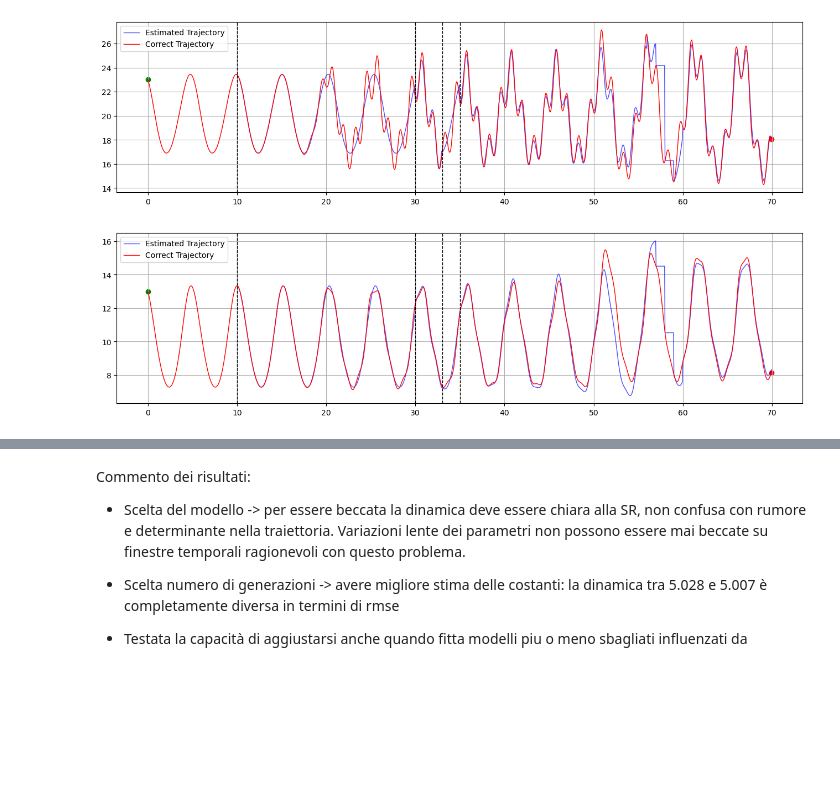
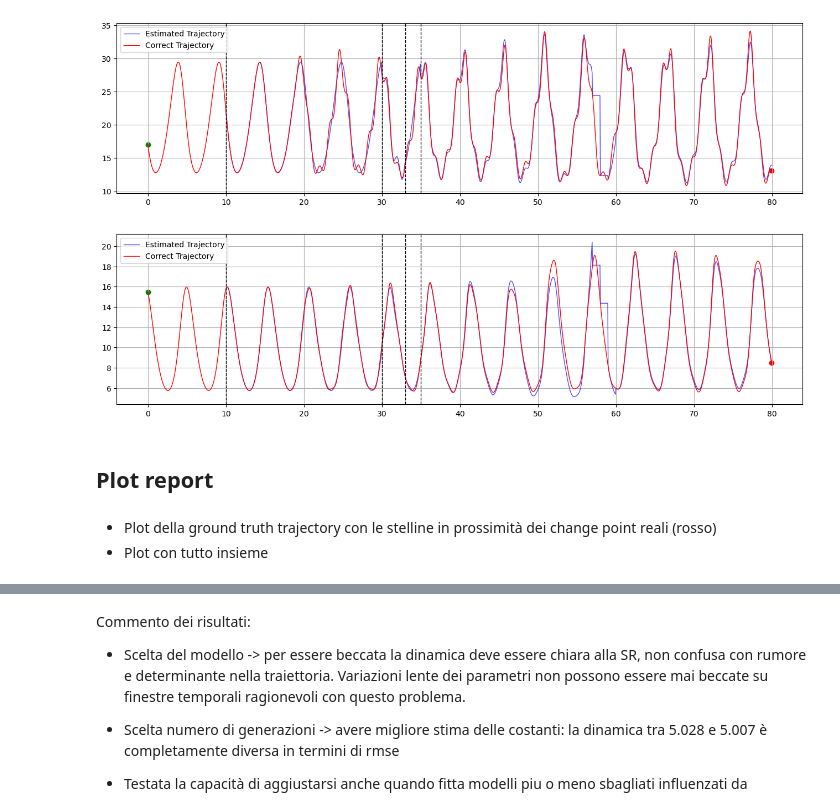
Before and after one commit to mattiagast/TesiBackup, a Jupyter notebook: Online-Test/timeVarying_LotkaVolterra.ipynb, the cells around one changed output, grey strips where cells are left out. Drawn from its saved outputs; the diff is of its cells as text; code cells hidden in the pictures; blank space fills up the shorter version.

```diff
--- a/Online-Test/timeVarying_LotkaVolterra.ipynb
+++ b/Online-Test/timeVarying_LotkaVolterra.ipynb
@@ -304,5 +308,7 @@ exp.plot_RMSE() # forse meglio in log scale
 # %%
 from data.SINDy_data import evaluate_RMSE_d, evaluate_traj_d_1D
+start = [17.0514206, 15.47072179, 0.]
+
 x_id = 0
 
 plot_times_1 = exp.turning_points.copy()
@@ -310,60 +316,65 @@ plot_models_1 = exp.model_history.copy()
 plot_times_1.append(exp.H)
 plot_models_1.insert(0, plot_models_1[0])
 
-xt_true = []
-pred_list = []
+xt_true1 = []
+pred_list1 = []
 time_vector_1 = np.arange(0, plot_times_1[-1], exp.dt)
 time_vector_2 = np.arange(plot_times_1[1], plot_times_1[-1], exp.dt)
 for i in range(len(plot_models_1)):
-    xt_true_i, pred_i = evaluate_traj_d_1D(plot_models_1[i], exp.ode, 20, 1, [23, 11, 0], [23, 11, 0], plot_times_1[i], plot_times_1[i+1], x_id, exp.dim_x, exp.dim_k, plot=False)
+    xt_true_i, pred_i = evaluate_traj_d_1D(plot_models_1[i], exp.ode, 20, 1, start, start, plot_times_1[i], plot_times_1[i+1], x_id, exp.dim_x, exp.dim_k, plot=False)
     if i == 0:
-        xt_true = np.concatenate((xt_true, xt_true_i), axis = 0)
+        xt_true1 = np.concatenate((xt_true1, xt_true_i), axis = 0)
     else:
-        xt_true = np.concatenate((xt_true, xt_true_i), axis = 0)
-        pred_list = np.concatenate((pred_list, pred_i), axis = 0)
+        xt_true1 = np.concatenate((xt_true1, xt_true_i), axis = 0)
+        pred_list1 = np.concatenate((pred_list1, pred_i), axis = 0)
 
 
 fig, ax = plt.subplots(1, 1, figsize=(16, 4))
-ax.plot(time_vector_2, pred_list, color='blue', linewidth=1.0, alpha=0.7, label='Estimated Trajectory')
-ax.plot(time_vector_1, xt_true, color='red', linewidth=1.0, label='Correct Trajectory')
-ax.scatter(time_vector_1[-1], xt_true[-1], color='red')
-ax.scatter(time_vector_1[0], xt_true[0], color='green')
+ax.plot(time_vector_2, pred_list1, color='blue', linewidth=1.0, alpha=0.7, label='Estimated Trajectory')
+ax.plot(time_vector_1, xt_true1, color='red', linewidth=1.0, label='Correct Trajectory')
+ax.scatter(time_vector_1[-1], xt_true1[-1], color='red')
+ax.scatter(time_vector_1[0], xt_true1[0], color='green')
 ax.legend()
 ax.grid()
 for x in [plot_times_1[1], plot_times_1[2], plot_times_1[3], plot_times_1[4]]:
     ax.axvline(x=x, color='black', linestyle='--', linewidth=1.0, label='Vertical Line' if x == 1 else "")
 
 
 
 x_id = 1
 
 plot_times_1 = exp.turning_points.copy()
 plot_models_1 = exp.model_history.copy()
 plot_times_1.append(exp.H)
 plot_models_1.insert(0, plot_models_1[0])
 
-xt_true = []
-pred_list = []
+xt_true2 = []
+pred_list2 = []
 time_vector_1 = np.arange(0, plot_times_1[-1], exp.dt)
 time_vector_2 = np.arange(plot_times_1[1], plot_times_1[-1], exp.dt)
 for i in range(len(plot_models_1)):
-    xt_true_i, pred_i = evaluate_traj_d_1D(plot_models_1[i], exp.ode, 20, 1, [18, 13, 0], [18, 13, 0], plot_times_1[i], plot_times_1[i+1], x_id, exp.dim_x, exp.dim_k, plot=False)
+    xt_true_i, pred_i = evaluate_traj_d_1D(plot_models_1[i], exp.ode, 20, 1, start, start, plot_times_1[i], plot_times_1[i+1], x_id, exp.dim_x, exp.dim_k, plot=False)
     if i == 0:
-        xt_true = np.concatenate((xt_true, xt_true_i), axis = 0)
+        xt_true2 = np.concatenate((xt_true2, xt_true_i), axis = 0)
     else:
-        xt_true = np.concatenate((xt_true, xt_true_i), axis = 0)
-        pred_list = np.concatenate((pred_list, pred_i), axis = 0)
+        xt_true2 = np.concatenate((xt_true2, xt_true_i), axis = 0)
+        pred_list2 = np.concatenate((pred_list2, pred_i), axis = 0)
 
 
 fig, ax = plt.subplots(1, 1, figsize=(16, 4))
-ax.plot(time_vector_2, pred_list, color='blue', linewidth=1.0, alpha=0.7, label='Estimated Trajectory')
-ax.plot(time_vector_1, xt_true, color='red', linewidth=1.0, label='Correct Trajectory')
-ax.scatter(time_vector_1[-1], xt_true[-1], color='red')
-ax.scatter(time_vector_1[0], xt_true[0], color='green')
+ax.plot(time_vector_2, pred_list2, color='blue', linewidth=1.0, alpha=0.7, label='Estimated Trajectory')
+ax.plot(time_vector_1, xt_true2, color='red', linewidth=1.0, label='Correct Trajectory')
+ax.scatter(time_vector_1[-1], xt_true2[-1], color='red')
+ax.scatter(time_vector_1[0], xt_true2[0], color='green')
 ax.legend()
 ax.grid()
 for x in [plot_times_1[1], plot_times_1[2], plot_times_1[3], plot_times_1[4]]:
     ax.axvline(x=x, color='black', linestyle='--', linewidth=1.0, label='Vertical Line' if x == 1 else "")
 # %% [output]
-[figure, old version]
+[figure, new version]
-[figure, old version]
+[figure, new version]
+# %% [markdown]
+## Plot report
+# %% [markdown]
+- Plot della ground truth trajectory con le stelline in prossimità dei change point reali (rosso)
+- Plot con tutto insieme
```
Also changed, not shown: parts of 10 cells of this notebook, 18 other files.
